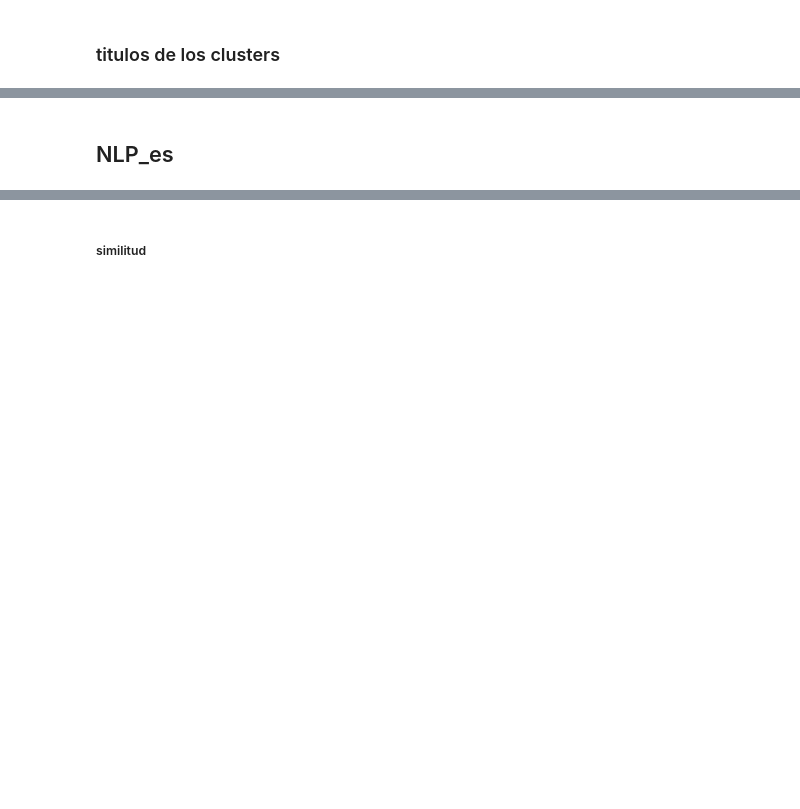
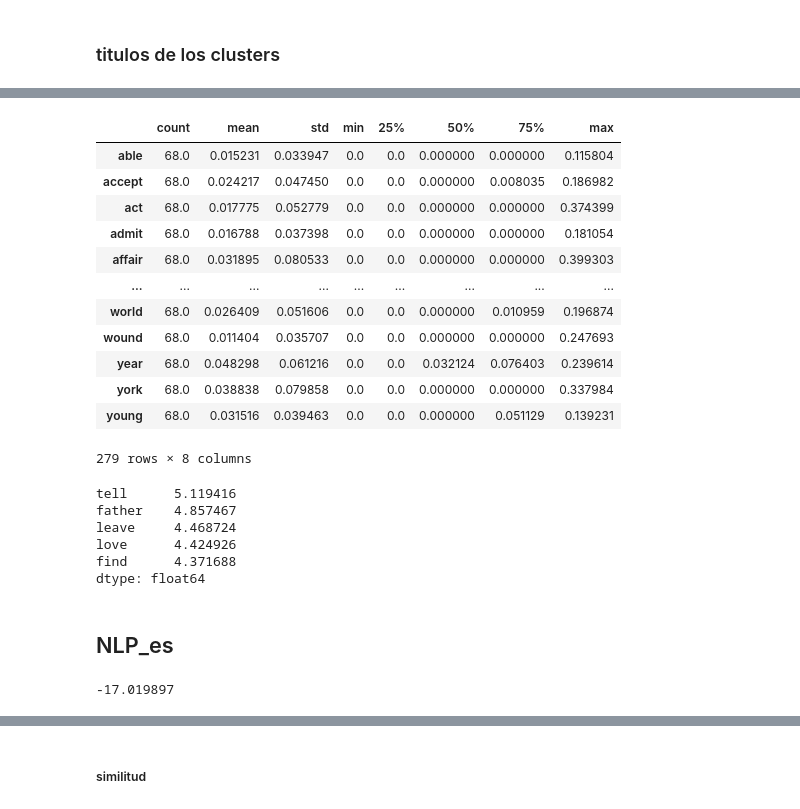
Before and after one commit to Ironhack-Data-Madrid-Agosto-2022/Apuntes-de-clase, a Jupyter notebook: semana_7/5.1 - NLP.ipynb, the cells around one changed output, grey strips where cells are left out. Cells and saved outputs as stored; diff of their text form; code cells hidden in the pictures; blank space fills up the shorter version.

```diff
--- a/semana_7/5.1 - NLP.ipynb
+++ b/semana_7/5.1 - NLP.ipynb
@@ -44,2 +344,29 @@ El proceso es similar que en USL, primero se vectorizan las palabras y después
+# %%
+get_df_from_cluster(2).describe().T
+# %% [output]
+|  | count | mean | std | min | 25% | 50% | 75% | max |
+| able | 68.0 | 0.015231 | 0.033947 | 0.0 | 0.0 | 0.000000 | 0.000000 | 0.115804 |
+| accept | 68.0 | 0.024217 | 0.047450 | 0.0 | 0.0 | 0.000000 | 0.008035 | 0.186982 |
+| act | 68.0 | 0.017775 | 0.052779 | 0.0 | 0.0 | 0.000000 | 0.000000 | 0.374399 |
+| admit | 68.0 | 0.016788 | 0.037398 | 0.0 | 0.0 | 0.000000 | 0.000000 | 0.181054 |
+| affair | 68.0 | 0.031895 | 0.080533 | 0.0 | 0.0 | 0.000000 | 0.000000 | 0.399303 |
+| ... | ... | ... | ... | ... | ... | ... | ... | ... |
+| world | 68.0 | 0.026409 | 0.051606 | 0.0 | 0.0 | 0.000000 | 0.010959 | 0.196874 |
+| wound | 68.0 | 0.011404 | 0.035707 | 0.0 | 0.0 | 0.000000 | 0.000000 | 0.247693 |
+| year | 68.0 | 0.048298 | 0.061216 | 0.0 | 0.0 | 0.032124 | 0.076403 | 0.239614 |
+| york | 68.0 | 0.038838 | 0.079858 | 0.0 | 0.0 | 0.000000 | 0.000000 | 0.337984 |
+| young | 68.0 | 0.031516 | 0.039463 | 0.0 | 0.0 | 0.000000 | 0.051129 | 0.139231 |
+279 rows × 8 columns
+# %%
+top_words=get_df_from_cluster(2).T.sum(axis=1).sort_values(ascending=False)
+
+top_words.head()
+# %% [output]
+tell      5.119416
+father    4.857467
+leave     4.468724
+love      4.424926
+find      4.371688
+dtype: float64
 # %% [markdown]
 ## NLP_es
@@ -45,0 +377,4 @@ El proceso es similar que en USL, primero se vectorizan las palabras y después
+# %%
+nlp('hola me llamo pepito').vector.sum()
+# %% [output]
+-17.019897
```
Also changed, not shown: parts of 58 cells of this notebook.
